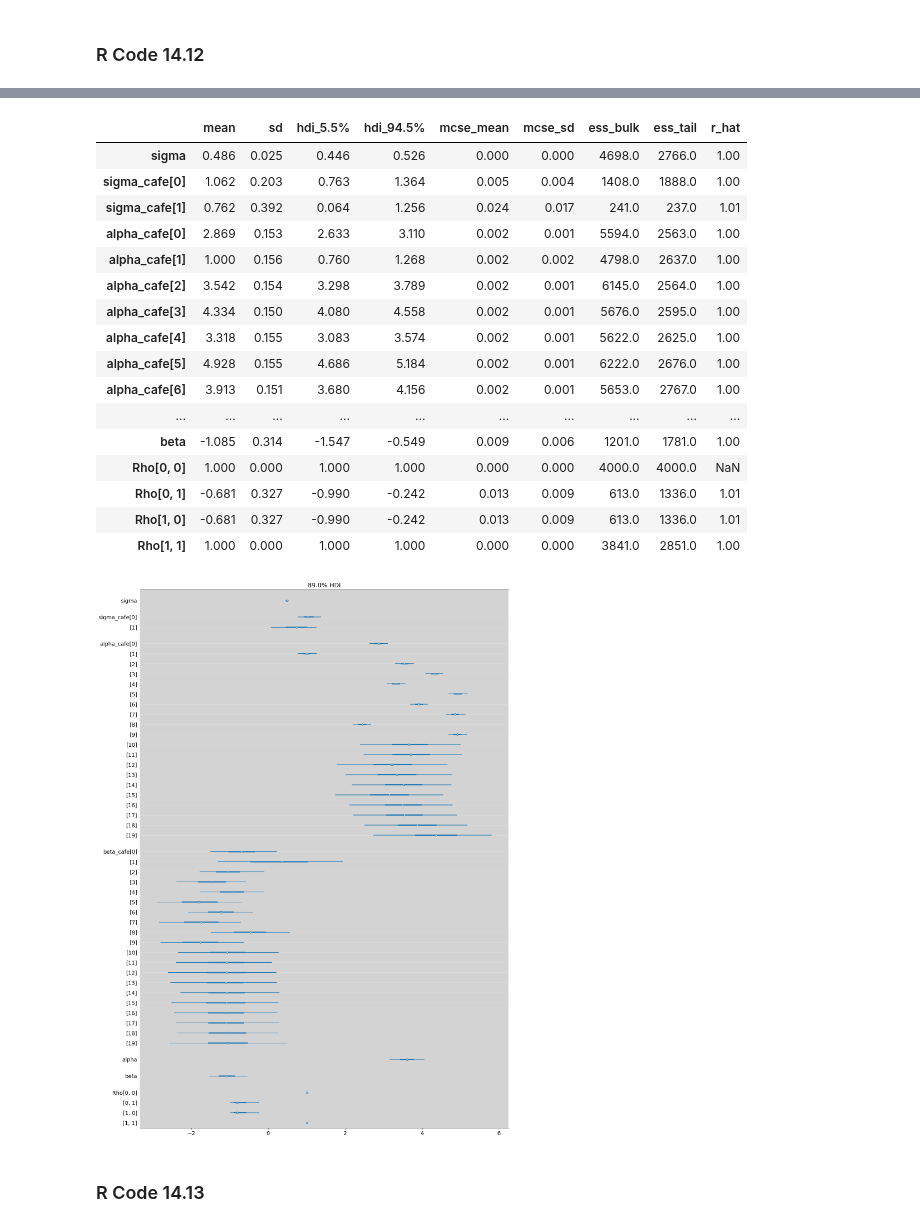
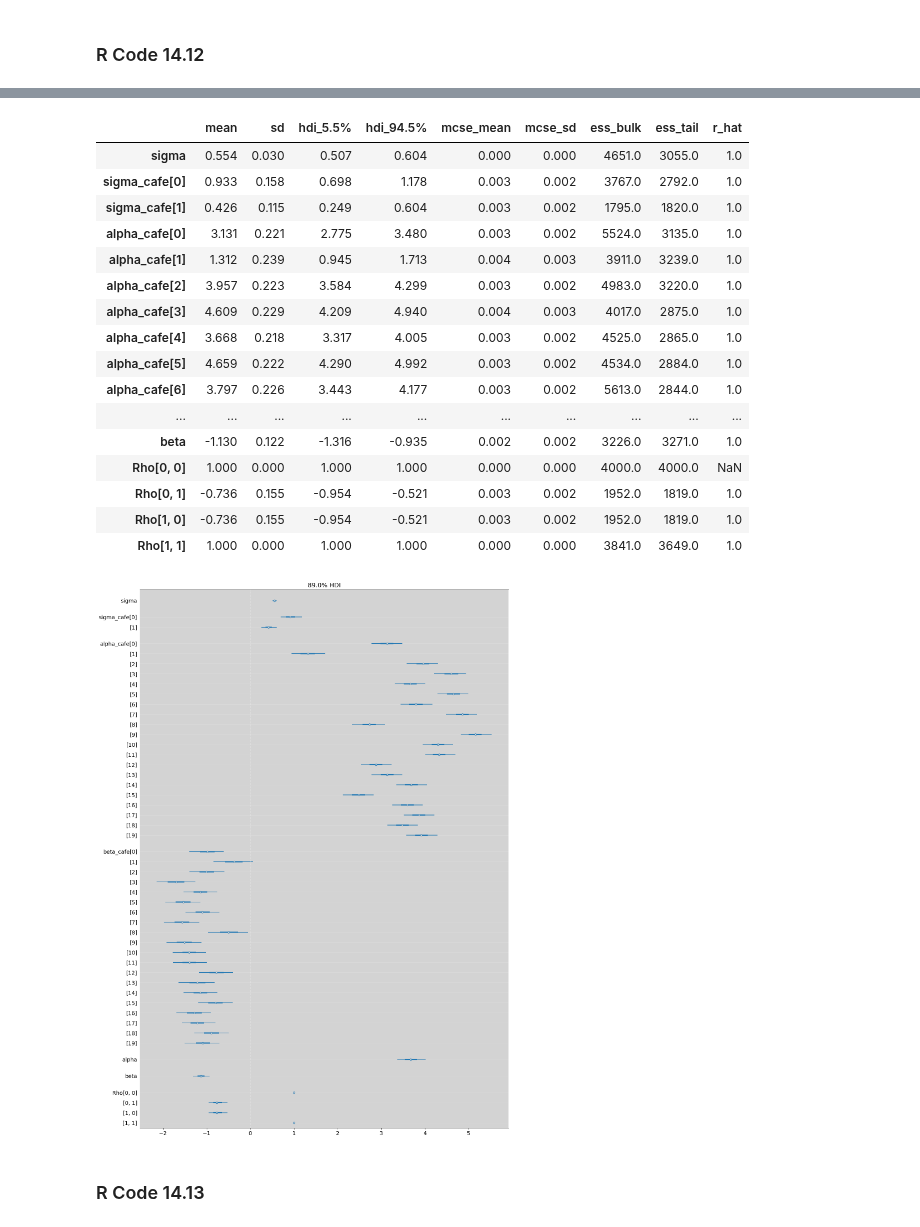
Before and after one commit to rodolphomacedo/statistical_rethinking_pt_BR, a Jupyter notebook: parte_14.ipynb, the cells around one changed output, grey strips where cells are left out. Saved outputs shown, nothing was run; the diff lists cells and outputs as text; code cells hidden in the pictures.

```diff
--- a/parte_14.ipynb
+++ b/parte_14.ipynb
@@ -300,7 +301,7 @@ $$ cov(xy) = \sigma_x \sigma_y \rho_{xy} $$
 ### R Code 14.10
 # %%
 N_visit = 10
-afternoon = np.repeat([0, 1], (N_visit*N_cafe)/2)
+afternoon = np.tile([0, 1], reps=int((N_visit*N_cafe)/2))
 cafe_id = np.repeat(np.arange(0, N_cafe), N_visit)
 mu = a_cafe[cafe_id] + b_cafe[cafe_id]*afternoon
 sigma = 0.5  # std dev within cafes
@@ -616,28 +520,29 @@ m14_1 = az.from_pystan(
 az.summary(m14_1, hdi_prob=0.89)
 # %% [output]
 |  | mean | sd | hdi_5.5% | hdi_94.5% | mcse_mean | mcse_sd | ess_bulk | ess_tail | r_hat |
-| sigma | 0.486 | 0.025 | 0.446 | 0.526 | 0.000 | 0.000 | 4698.0 | 2766.0 | 1.00 |
-| sigma_cafe[0] | 1.062 | 0.203 | 0.763 | 1.364 | 0.005 | 0.004 | 1408.0 | 1888.0 | 1.00 |
-| sigma_cafe[1] | 0.762 | 0.392 | 0.064 | 1.256 | 0.024 | 0.017 | 241.0 | 237.0 | 1.01 |
-| alpha_cafe[0] | 2.869 | 0.153 | 2.633 | 3.110 | 0.002 | 0.001 | 5594.0 | 2563.0 | 1.00 |
-| alpha_cafe[1] | 1.000 | 0.156 | 0.760 | 1.268 | 0.002 | 0.002 | 4798.0 | 2637.0 | 1.00 |
-| alpha_cafe[2] | 3.542 | 0.154 | 3.298 | 3.789 | 0.002 | 0.001 | 6145.0 | 2564.0 | 1.00 |
-| alpha_cafe[3] | 4.334 | 0.150 | 4.080 | 4.558 | 0.002 | 0.001 | 5676.0 | 2595.0 | 1.00 |
-| alpha_cafe[4] | 3.318 | 0.155 | 3.083 | 3.574 | 0.002 | 0.001 | 5622.0 | 2625.0 | 1.00 |
-| alpha_cafe[5] | 4.928 | 0.155 | 4.686 | 5.184 | 0.002 | 0.001 | 6222.0 | 2676.0 | 1.00 |
-| alpha_cafe[6] | 3.913 | 0.151 | 3.680 | 4.156 | 0.002 | 0.001 | 5653.0 | 2767.0 | 1.00 |
+| sigma | 0.554 | 0.030 | 0.507 | 0.604 | 0.000 | 0.000 | 4651.0 | 3055.0 | 1.0 |
+| sigma_cafe[0] | 0.933 | 0.158 | 0.698 | 1.178 | 0.003 | 0.002 | 3767.0 | 2792.0 | 1.0 |
+| sigma_cafe[1] | 0.426 | 0.115 | 0.249 | 0.604 | 0.003 | 0.002 | 1795.0 | 1820.0 | 1.0 |
+| alpha_cafe[0] | 3.131 | 0.221 | 2.775 | 3.480 | 0.003 | 0.002 | 5524.0 | 3135.0 | 1.0 |
+| alpha_cafe[1] | 1.312 | 0.239 | 0.945 | 1.713 | 0.004 | 0.003 | 3911.0 | 3239.0 | 1.0 |
+| alpha_cafe[2] | 3.957 | 0.223 | 3.584 | 4.299 | 0.003 | 0.002 | 4983.0 | 3220.0 | 1.0 |
+| alpha_cafe[3] | 4.609 | 0.229 | 4.209 | 4.940 | 0.004 | 0.003 | 4017.0 | 2875.0 | 1.0 |
+| alpha_cafe[4] | 3.668 | 0.218 | 3.317 | 4.005 | 0.003 | 0.002 | 4525.0 | 2865.0 | 1.0 |
+| alpha_cafe[5] | 4.659 | 0.222 | 4.290 | 4.992 | 0.003 | 0.002 | 4534.0 | 2884.0 | 1.0 |
+| alpha_cafe[6] | 3.797 | 0.226 | 3.443 | 4.177 | 0.003 | 0.002 | 5613.0 | 2844.0 | 1.0 |
 | ... | ... | ... | ... | ... | ... | ... | ... | ... | ... |
-| beta | -1.085 | 0.314 | -1.547 | -0.549 | 0.009 | 0.006 | 1201.0 | 1781.0 | 1.00 |
+| beta | -1.130 | 0.122 | -1.316 | -0.935 | 0.002 | 0.002 | 3226.0 | 3271.0 | 1.0 |
 | Rho[0, 0] | 1.000 | 0.000 | 1.000 | 1.000 | 0.000 | 0.000 | 4000.0 | 4000.0 | NaN |
-| Rho[0, 1] | -0.681 | 0.327 | -0.990 | -0.242 | 0.013 | 0.009 | 613.0 | 1336.0 | 1.01 |
-| Rho[1, 0] | -0.681 | 0.327 | -0.990 | -0.242 | 0.013 | 0.009 | 613.0 | 1336.0 | 1.01 |
-| Rho[1, 1] | 1.000 | 0.000 | 1.000 | 1.000 | 0.000 | 0.000 | 3841.0 | 2851.0 | 1.00 |
+| Rho[0, 1] | -0.736 | 0.155 | -0.954 | -0.521 | 0.003 | 0.002 | 1952.0 | 1819.0 | 1.0 |
+| Rho[1, 0] | -0.736 | 0.155 | -0.954 | -0.521 | 0.003 | 0.002 | 1952.0 | 1819.0 | 1.0 |
+| Rho[1, 1] | 1.000 | 0.000 | 1.000 | 1.000 | 0.000 | 0.000 | 3841.0 | 3649.0 | 1.0 |
 # %%
 az.plot_forest(m14_1, hdi_prob=0.89, combined=True, figsize=(17, 25))
 plt.grid(axis='y', color='white', alpha=0.3)
+plt.axvline(x=0, ls='--', color='white', alpha=0.4)
 plt.show()
 # %% [output]
-[figure, old version]
+[figure, new version]
 # %% [markdown]
 ### R Code 14.13
 # %%
```
Also changed, not shown: parts of 13 cells of this notebook.
